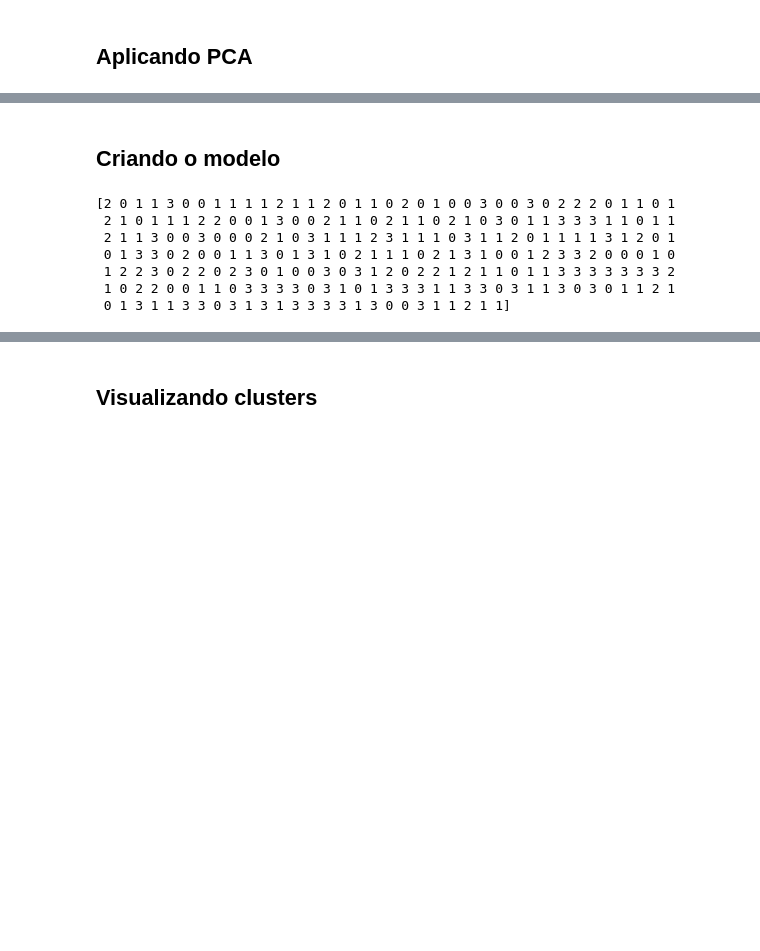
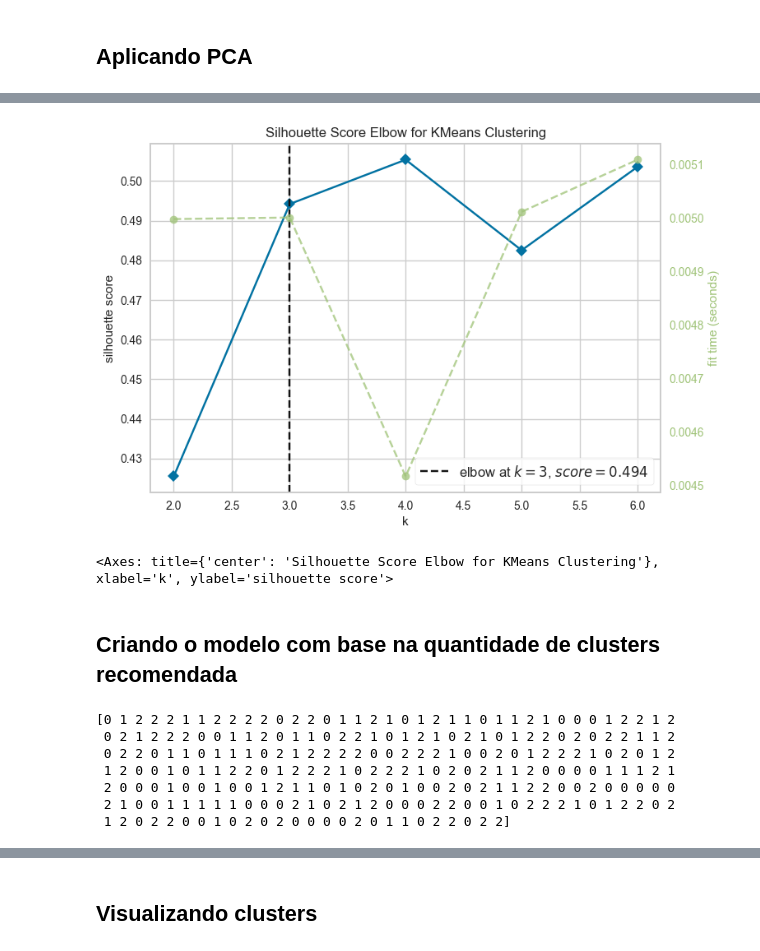
Before and after one commit to leontis2024/analise_de_dados_2, a Jupyter notebook: modelo_nao_supervisionado_sep_possiveis_usuarios.ipynb, the cells around one changed output, grey strips where cells are left out. Saved outputs shown, nothing was run; the diff lists cells and outputs as text; code cells hidden in the pictures; blank space fills up the shorter version.

```diff
--- a/modelo_nao_supervisionado_sep_possiveis_usuarios.ipynb
+++ b/modelo_nao_supervisionado_sep_possiveis_usuarios.ipynb
@@ -944,22 +922,31 @@ df_3.head()
+# %%
+model = KMeans(x_normalizado_3)
+visualizer = KElbowVisualizer(model, k=6, metric="silhouette", distance_metric='euclidean')
+
+visualizer.fit(x_normalizado_3)
+visualizer.show()
+# %% [output]
+[figure, added]
+<Axes: title={'center': 'Silhouette Score Elbow for KMeans Clustering'}, xlabel='k', ylabel='silhouette score'>
 # %% [markdown]
-## Criando o modelo
+## Criando o modelo com base na quantidade de clusters recomendada
 # %%
 from sklearn.cluster import KMeans
 
-modelo = KMeans(n_clusters = 4, random_state=0, n_init="auto")
+modelo = KMeans(n_clusters = 3, random_state=SEED, n_init="auto")
 
-modelo.fit(df_3[['PCA1', 'PCA2']])
+modelo.fit(x_normalizado_3[['PCA1', 'PCA2']])
 
 centers = modelo.cluster_centers_
 
-labels = modelo.labels_
+labels_3 = modelo.labels_
 
-print(labels)
+print(labels_3)
 # %% [output]
-[2 0 1 1 3 0 0 1 1 1 1 2 1 1 2 0 1 1 0 2 0 1 0 0 3 0 0 3 0 2 2 2 0 1 1 0 1
- 2 1 0 1 1 1 2 2 0 0 1 3 0 0 2 1 1 0 2 1 1 0 2 1 0 3 0 1 1 3 3 3 1 1 0 1 1
- 2 1 1 3 0 0 3 0 0 0 2 1 0 3 1 1 1 2 3 1 1 1 0 3 1 1 2 0 1 1 1 1 3 1 2 0 1
- 0 1 3 3 0 2 0 0 1 1 3 0 1 3 1 0 2 1 1 1 0 2 1 3 1 0 0 1 2 3 3 2 0 0 0 1 0
- 1 2 2 3 0 2 2 0 2 3 0 1 0 0 3 0 3 1 2 0 2 2 1 2 1 1 0 1 1 3 3 3 3 3 3 3 2
- 1 0 2 2 0 0 1 1 0 3 3 3 3 0 3 1 0 1 3 3 3 1 1 3 3 0 3 1 1 3 0 3 0 1 1 2 1
- 0 1 3 1 1 3 3 0 3 1 3 1 3 3 3 3 1 3 0 0 3 1 1 2 1 1]
+[0 1 2 2 2 1 1 2 2 2 2 0 2 2 0 1 1 2 1 0 1 2 1 1 0 1 1 2 1 0 0 0 1 2 2 1 2
+ 0 2 1 2 2 2 0 0 1 1 2 0 1 1 0 2 2 1 0 1 2 1 0 2 1 0 1 2 2 0 2 0 2 2 1 1 2
+ 0 2 2 0 1 1 0 1 1 1 0 2 1 2 2 2 2 0 0 2 2 2 1 0 0 2 0 1 2 2 2 1 0 2 0 1 2
+ 1 2 0 0 1 0 1 1 2 2 0 1 2 2 2 1 0 2 2 2 1 0 2 0 2 1 1 2 0 0 0 0 1 1 1 2 1
+ 2 0 0 0 1 0 0 1 0 0 1 2 1 1 0 1 0 2 0 1 0 0 2 0 2 1 1 2 2 0 0 2 0 0 0 0 0
+ 2 1 0 0 1 1 1 1 1 0 0 0 2 1 0 2 1 2 0 0 0 2 2 0 0 1 0 2 2 2 1 0 1 2 2 0 2
+ 1 2 0 2 2 0 0 1 0 2 0 2 0 0 0 0 2 0 1 1 0 2 2 0 2 2]
```
Also changed, not shown: parts of 85 cells of this notebook, 1 other file.
